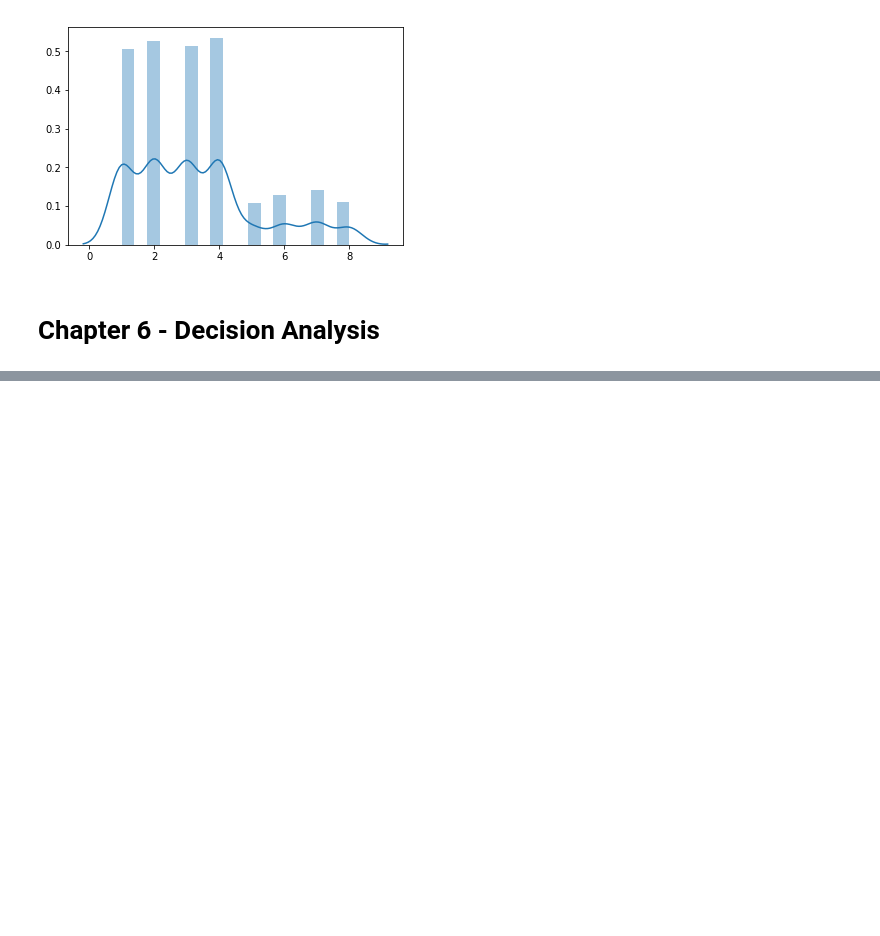
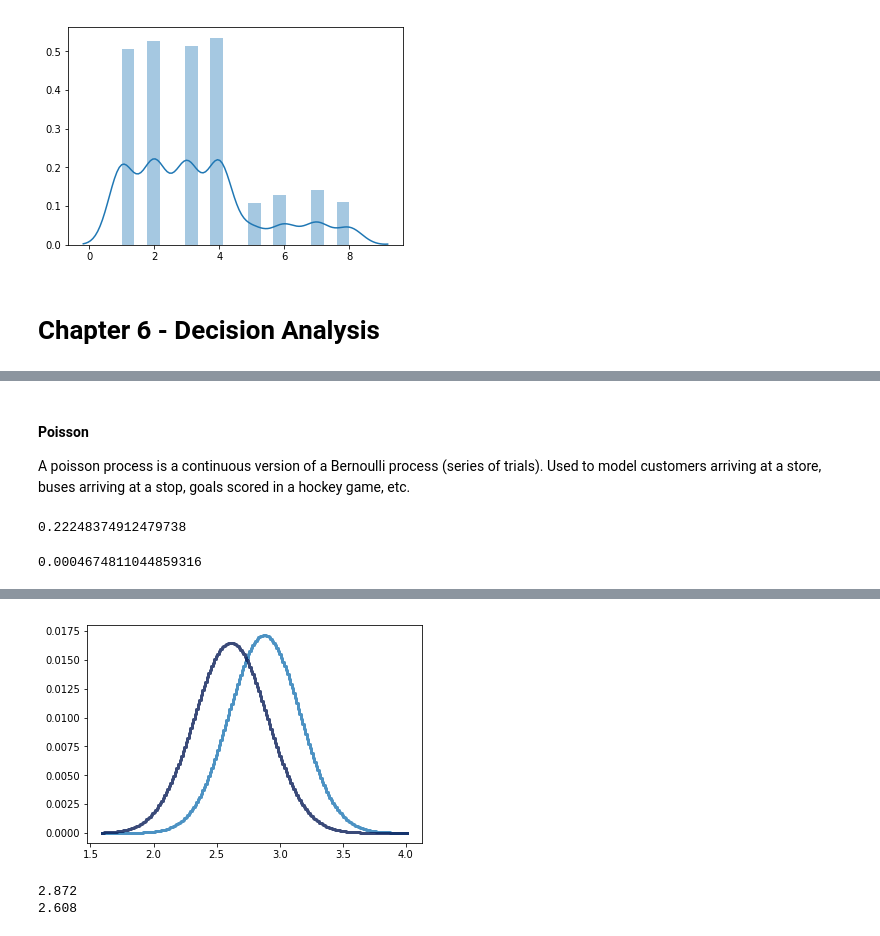
Before and after one commit to tblanarik/ThinkBayesPractice, a Jupyter notebook: ThinkBayesPractice.ipynb, the cells around one changed output, grey strips where cells are left out. Drawn from its saved outputs; the diff is of its cells as text; code cells hidden in the pictures; blank space fills up the shorter version.

```diff
--- a/ThinkBayesPractice.ipynb
+++ b/ThinkBayesPractice.ipynb
@@ -142,0 +209,8 @@ sns.distplot(d_values)
+# %% [markdown]
+#### Poisson
+A poisson process is a continuous version of a Bernoulli process (series of trials).
+Used to model customers arriving at a store, buses arriving at a stop, goals scored in a hockey game, etc.
+# %%
+thinkbayes.EvalPoissonPmf(3, 2.8)
+# %% [output]
+0.22248374912479738
@@ -142,0 +219,11 @@ sns.distplot(d_values)
+# %%
+bruins = hockey.Hockey('Bruins')
+canucks = hockey.Hockey('Canucks')
+# %%
+bruins.UpdateSet([0,2,8,4])
+canucks.UpdateSet([1,3,1,0])
+# %% [output]
+0.0004674811044859316
+# %%
+thinkplot.Pmfs([bruins, canucks])
+# %% [output]
@@ -142,0 +231,7 @@ sns.distplot(d_values)
+[figure, added]
+# %%
+print(bruins.MaximumLikelihood())
+print(canucks.MaximumLikelihood())
+# %% [output]
+2.872
+2.608
```
Also changed, not shown: parts of 29 cells of this notebook.
